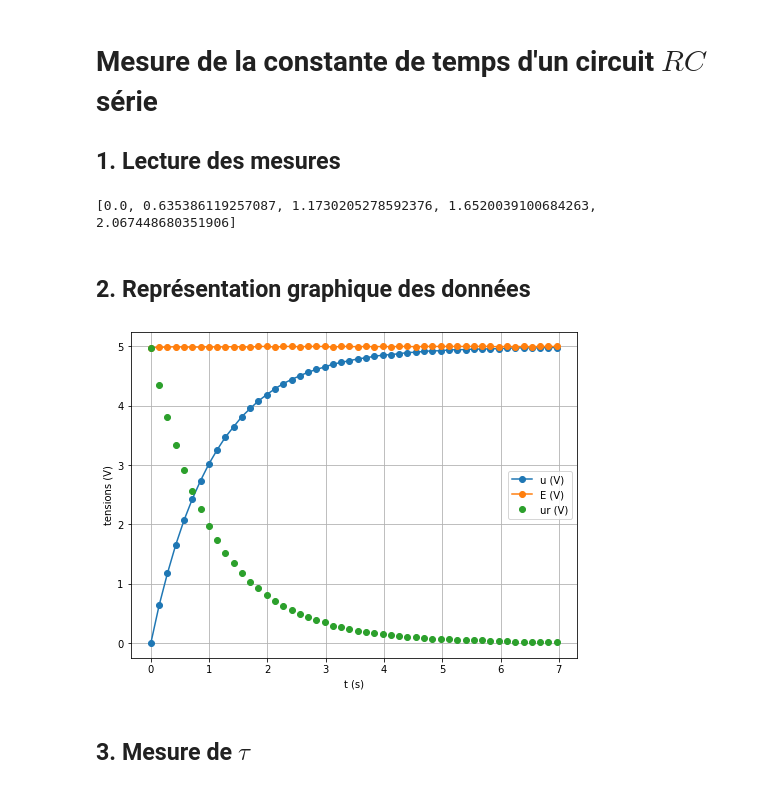
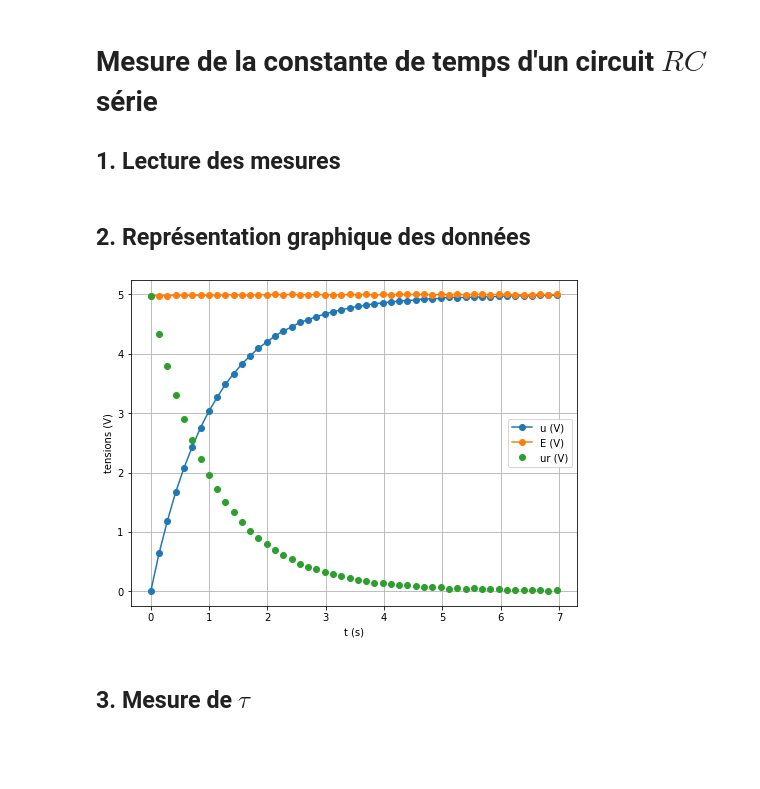
Before and after one commit to bultec/duinolabo, a Jupyter notebook: docs/circuit_rc/circuit_rc_traitement.ipynb, the cells around one changed output. Drawn from its saved outputs; the diff is of its cells as text; code cells hidden in the pictures; blank space fills up the shorter version.

```diff
--- a/docs/circuit_rc/circuit_rc_traitement.ipynb
+++ b/docs/circuit_rc/circuit_rc_traitement.ipynb
@@ -5,31 +9,50 @@
 # %%
-import numpy as np
-import matplotlib.pyplot as plt
-from scipy.optimize import curve_fit
+# Lit le fichier de mesures et le stocke dans des tableaux
 from pduino import lit_fichier
 
-# Lit le fichier de mesures et le stocke dans des tableaux
-t, E, u = lit_fichier('charge.csv')
-print(u[:5])
+t, E, uc = lit_fichier('charge.csv')
+print(uc[:5])
-# %% [output]
-[0.0, 0.635386119257087, 1.1730205278592376, 1.6520039100684263, 2.067448680351906]
+# %%
+# autre méthode de récupération des données en utilisant la fonction liste_valeurs de pduino
+t = [0.0, 0.142, 0.284, 0.426, 0.568, 0.71, 0.852, 0.994, 1.136, 1.278, 1.42, 1.562, 1.704,
+     1.846, 1.988, 2.13, 2.272, 2.414, 2.556, 2.698, 2.84, 2.982, 3.124, 3.266, 3.408, 3.55,
+     3.692, 3.834, 3.976, 4.118, 4.26, 4.402, 4.544, 4.686, 4.828, 4.971, 5.113, 5.255, 5.397,
+     5.539, 5.681, 5.824, 5.966, 6.108, 6.251, 6.393, 6.535, 6.677, 6.819, 6.961]
+E = [4.975562072336266, 4.980449657869013, 4.980449657869013, 4.9853372434017595, 4.9853372434017595,
+     4.9853372434017595, 4.9853372434017595, 4.990224828934506, 4.990224828934506, 4.990224828934506,
+     4.995112414467253, 4.990224828934506, 4.990224828934506, 4.995112414467253, 4.995112414467253,
+     5.0, 4.995112414467253, 5.0, 4.995112414467253, 4.990224828934506, 5.0, 4.995112414467253,
+     4.995112414467253, 4.995112414467253, 5.0, 4.995112414467253, 5.0, 4.990224828934506,
+     5.0, 4.995112414467253, 5.0, 5.0, 5.0, 5.0, 4.995112414467253, 5.0, 4.995112414467253,
+     5.0, 4.995112414467253, 5.0, 5.0, 4.995112414467253, 5.0, 5.0, 4.995112414467253, 4.995112414467253,
+     4.995112414467253, 5.0, 4.995112414467253, 5.0]
+uc = [0.004887585532746823, 0.6451612903225806, 1.187683284457478, 1.6715542521994136, 2.0772238514173997,
+      2.434017595307918, 2.7565982404692084, 3.0303030303030303, 3.264907135874878, 3.484848484848485,
+      3.665689149560117, 3.8269794721407626, 3.9687194525904204, 4.095796676441838, 4.198435972629521,
+      4.301075268817204, 4.3841642228739, 4.452590420332355, 4.530791788856305, 4.574780058651027,
+      4.628543499511242, 4.667644183773216, 4.711632453567938, 4.736070381231672, 4.775171065493646,
+      4.79960899315738, 4.819159335288368, 4.843597262952102, 4.858260019550342, 4.872922776148583,
+      4.887585532746823, 4.897360703812317, 4.9071358748778104, 4.9315738025415445, 4.921798631476051,
+      4.936461388074291, 4.956011730205279, 4.946236559139785, 4.951124144672532, 4.951124144672532,
+      4.9608993157380255, 4.9608993157380255, 4.965786901270772, 4.975562072336266, 4.975562072336266,
+      4.975562072336266, 4.975562072336266, 4.9853372434017595, 4.9853372434017595, 4.9853372434017595]
 # %%
 # calcul de ur (on pourrait aussi utiliser numpy)
-ur = [e-u for e, u in zip(E, u)]
+ur = [e-uc for e, uc in zip(E, uc)]
 # %% [markdown]
 ## 2. Représentation graphique des données
 # %%
 fig_c = plt.figure("Charge d'un condensateur", figsize=(8,6))
-plt.plot(t, u, marker = 'o', label = 'u (V)')
+plt.plot(t, uc, marker = 'o', label = 'u (V)')
 plt.plot(t, E, marker = 'o', label = 'E (V)')
 plt.plot(t, ur, marker = 'o', linestyle='', label = 'ur (V)')
 plt.grid()
 plt.xlabel('t (s)')
 plt.ylabel ('tensions (V)')
 plt.legend()
 plt.show()
 # %% [output]
-[figure, old version]
+[figure, new version]
 # %% [markdown]
 ## 3. Mesure de $\tau$
 # %% [markdown]
```
Also changed, not shown: parts of 5 cells of this notebook, 13 other files.
